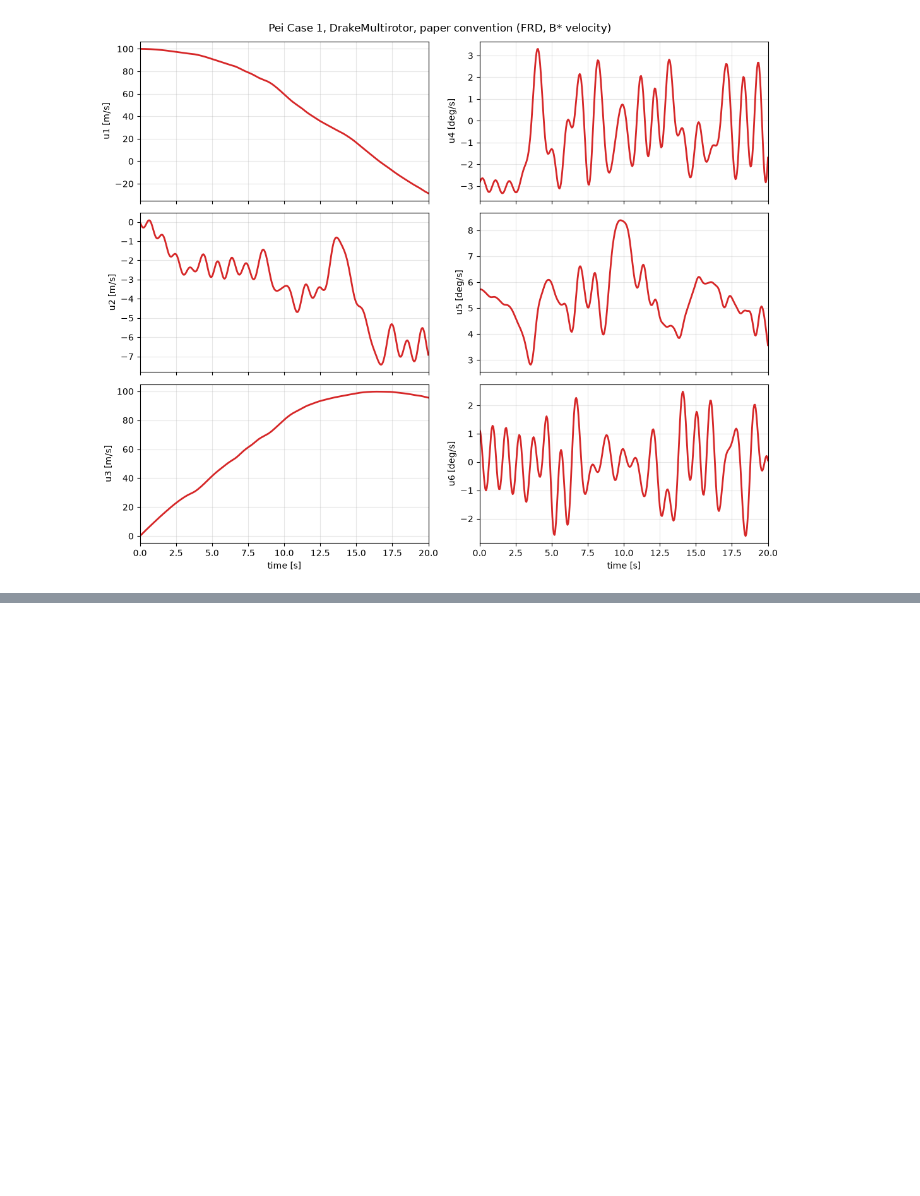
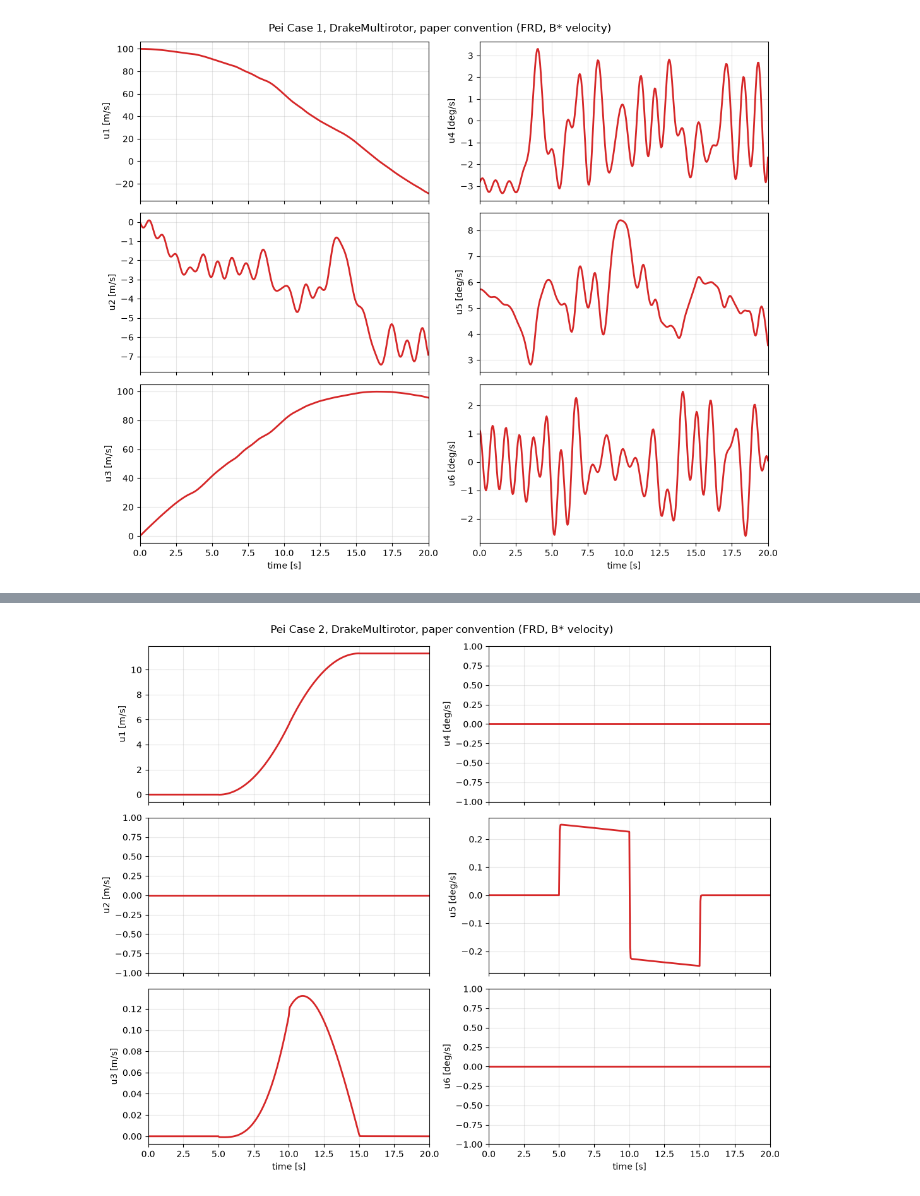
Before and after one commit to gianfra-t/rotorpy, a Jupyter notebook: pei_case1.ipynb, the cells around one changed output, grey strips where cells are left out. Drawn from its saved outputs; the diff is of its cells as text; code cells hidden in the pictures; blank space fills up the shorter version.

```diff
--- a/pei_case1.ipynb
+++ b/pei_case1.ipynb
@@ -153,0 +251,13 @@ fig.tight_layout(); plt.show()
+# %%
+fig, axes = plt.subplots(3, 2, figsize=(11, 9), sharex=True)
+for j, ax in enumerate(axes.T.flat):
+    ax.plot(T2, scale[j] * U2[:, j], color='tab:red', lw=2)
+    ax.set_ylabel(labels[j]); ax.grid(True, alpha=0.3); ax.set_xlim(0, 20)
+    if np.ptp(scale[j] * U2[:, j]) < 1e-6:   # u2, u4, u6 stay at round-off by symmetry
+        ax.set_ylim(-1, 1)
+for ax in axes[-1]:
+    ax.set_xlabel('time [s]')
+fig.suptitle('Pei Case 2, DrakeMultirotor, paper convention (FRD, B* velocity)')
+fig.tight_layout(); plt.show()
+# %% [output]
+[figure, added]
```
Also changed, not shown: parts of 4 cells of this notebook, 1 other file.
